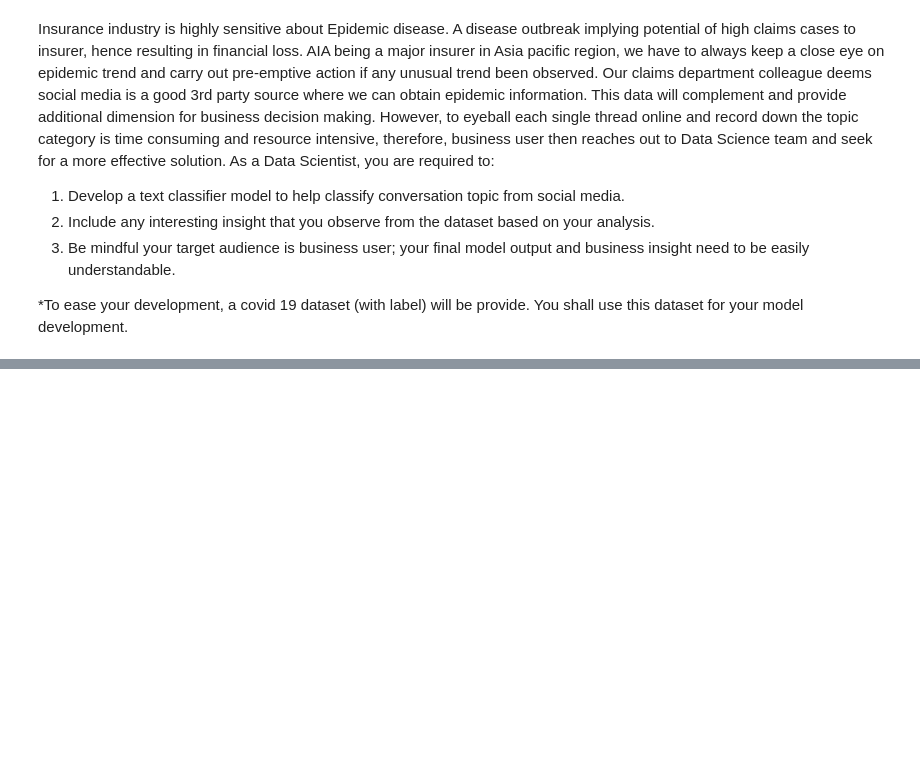
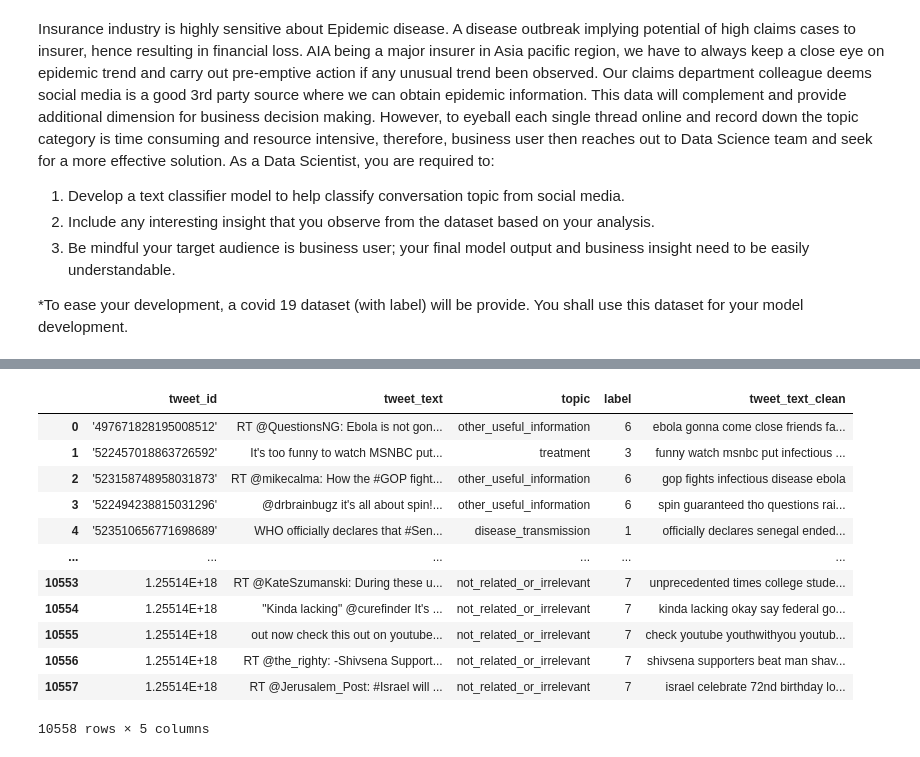
Before and after one commit to atlas-github/aia_2022, a Jupyter notebook: aia.ipynb, the cells around one changed output, grey strips where cells are left out. Drawn from its saved outputs; the diff is of its cells as text; code cells hidden in the pictures; blank space fills up the shorter version.

```diff
--- a/aia.ipynb
+++ b/aia.ipynb
@@ -265,0 +291,8 @@ Insurance industry is highly sensitive about Epidemic disease. A disease outbrea
+# %%
+#remove stopwords and create new column
+
+# Import stopwords with nltk.
+import nltk
+nltk.download('stopwords')
+from nltk.corpus import stopwords
+stop = stopwords.words('english')
@@ -265,0 +302,43 @@ Insurance industry is highly sensitive about Epidemic disease. A disease outbrea
+# %%
+#remove all Twitter handles
+df["tweet_text_clean"] = df["tweet_text"].str.replace('(@\w+.*?)',"")
+
+#remove all Twitter RTs
+df["tweet_text_clean"] = df["tweet_text_clean"].str.replace('RT :',"")
+
+#remove &amp;
+df["tweet_text_clean"] = df["tweet_text_clean"].str.replace('&amp;',"")
+
+#remove all hyperlinks
+df["tweet_text_clean"] = df["tweet_text_clean"].str.replace('http\S+|www.\S+', '', case=False)
+
+#remove all non-ascii characters
+df["tweet_text_clean"] = df["tweet_text_clean"].str.encode('ascii', 'ignore').str.decode('ascii')
+
+#remove all puntuation within tweet_text_clean
+df["tweet_text_clean"] = df["tweet_text_clean"].str.replace(r'[^\w\s]+', '')
+
+#lower case tweet_text_clean column
+df["tweet_text_clean"] = df["tweet_text_clean"].str.lower()
+
+#remove all leading and trailing white spaces
+df["tweet_text_clean"]  = df["tweet_text_clean"].str.strip()
+
+#remove all stopwords
+df["tweet_text_clean"] = df["tweet_text_clean"].apply(lambda x: ' '.join([word for word in x.split() if word not in (stop)]))
+
+df
+# %% [output]
+|  | tweet_id | tweet_text | topic | label | tweet_text_clean |
+| 0 | '497671828195008512' | RT @QuestionsNG: Ebola is not gon... | other_useful_information | 6 | ebola gonna come close friends fa... |
+| 1 | '522457018863726592' | It's too funny to watch MSNBC put... | treatment | 3 | funny watch msnbc put infectious ... |
+| 2 | '523158748958031873' | RT @mikecalma: How the #GOP fight... | other_useful_information | 6 | gop fights infectious disease ebola |
+| 3 | '522494238815031296' | @drbrainbugz it's all about spin!... | other_useful_information | 6 | spin guaranteed tho questions rai... |
+| 4 | '523510656771698689' | WHO officially declares that #Sen... | disease_transmission | 1 | officially declares senegal ended... |
+| ... | ... | ... | ... | ... | ... |
+| 10553 | 1.25514E+18 | RT @KateSzumanski: During these u... | not_related_or_irrelevant | 7 | unprecedented times college stude... |
+| 10554 | 1.25514E+18 | "Kinda lacking" @curefinder It's ... | not_related_or_irrelevant | 7 | kinda lacking okay say federal go... |
+| 10555 | 1.25514E+18 | out now check this out on youtube... | not_related_or_irrelevant | 7 | check youtube youthwithyou youtub... |
+| 10556 | 1.25514E+18 | RT @the_righty: -Shivsena Support... | not_related_or_irrelevant | 7 | shivsena supporters beat man shav... |
+| 10557 | 1.25514E+18 | RT @Jerusalem_Post: #Israel will ... | not_related_or_irrelevant | 7 | israel celebrate 72nd birthday lo... |
+10558 rows × 5 columns
```
Also changed, not shown: parts of 18 cells of this notebook.
